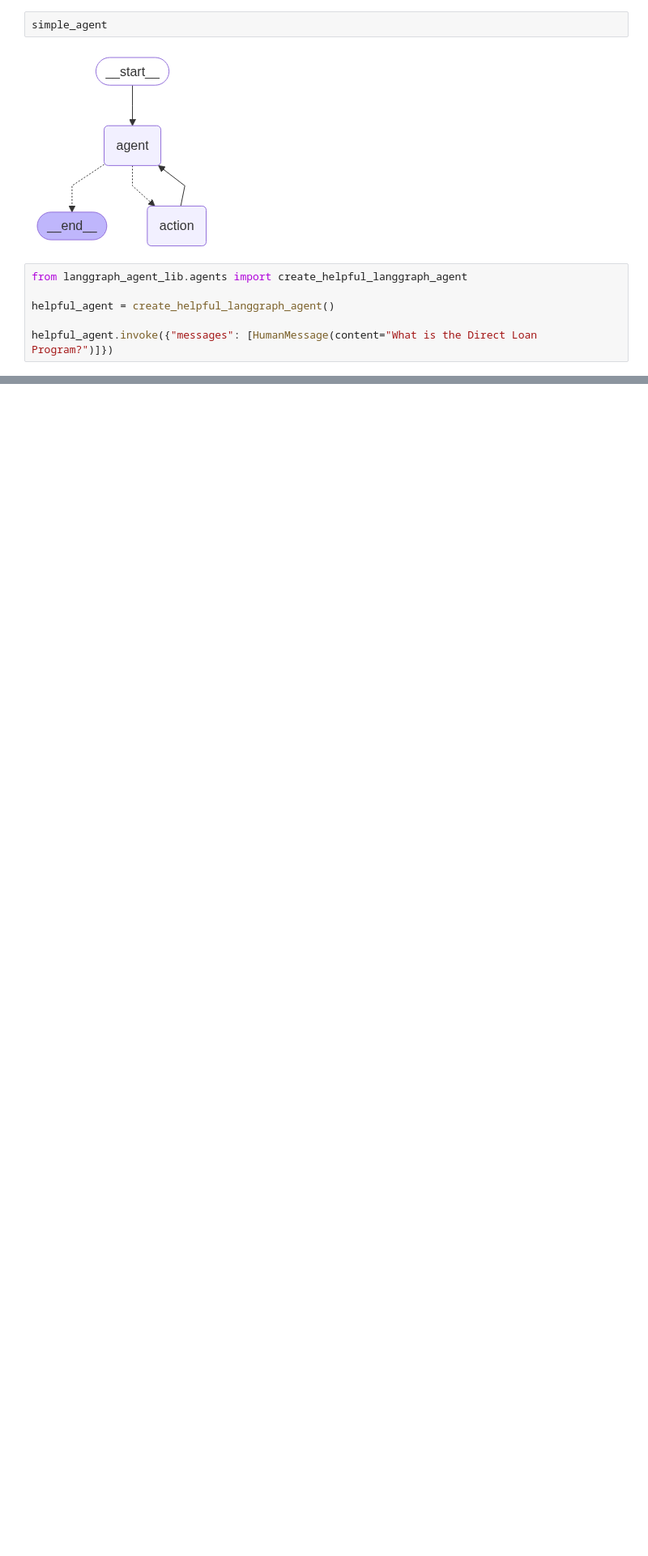
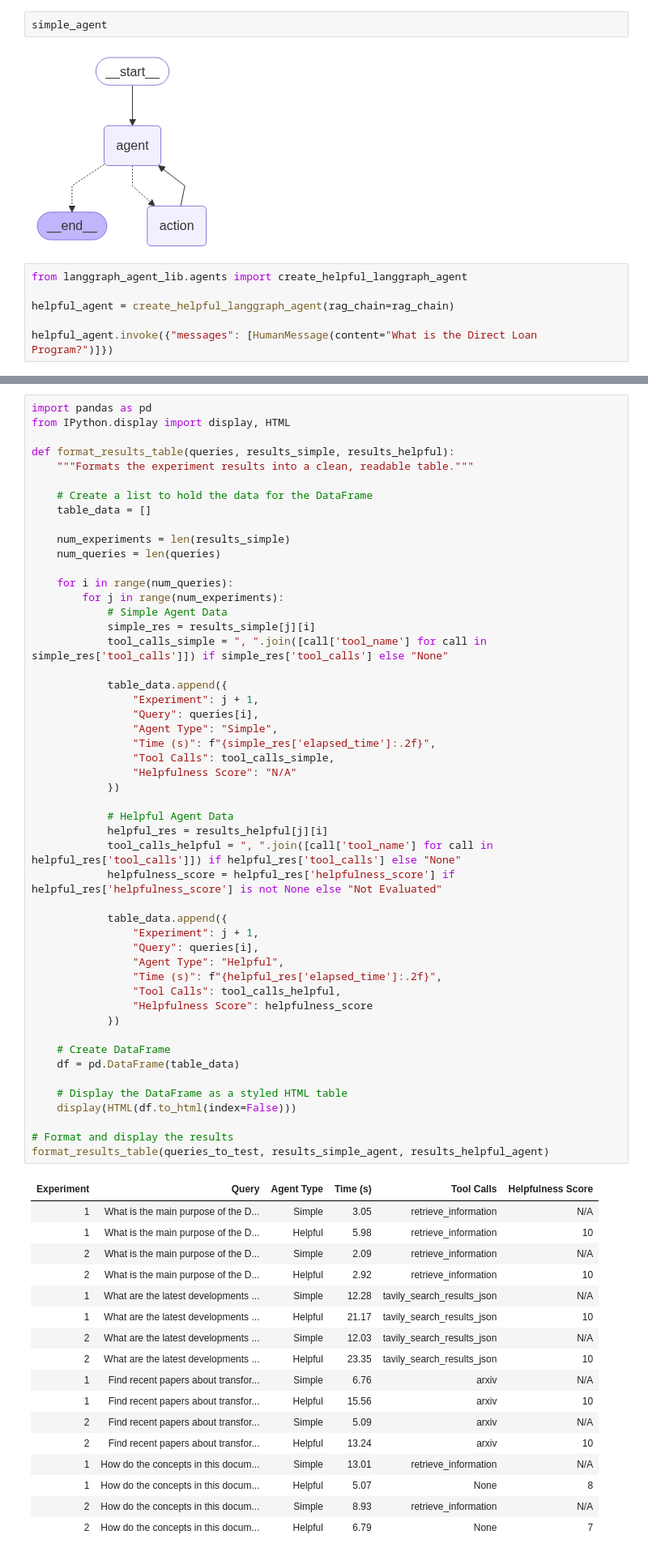
Before and after one commit to Kebniss/AIE7, a Jupyter notebook: 16_Production_RAG_and_Guardrails/Prototyping_LangChain_Application_with_Production_Minded_Changes_Assignment.ipynb, the cells around one changed output, grey strips where cells are left out. Shown at 81% size. Saved outputs shown, nothing was run; the diff lists cells and outputs as text; blank space fills up the shorter version.

```diff
--- a/16_Production_RAG_and_Guardrails/Prototyping_LangChain_Application_with_Production_Minded_Changes_Assignment.ipynb
+++ b/16_Production_RAG_and_Guardrails/Prototyping_LangChain_Application_with_Production_Minded_Changes_Assignment.ipynb
@@ -568,7 +574,7 @@ simple_agent
 # %%
 from langgraph_agent_lib.agents import create_helpful_langgraph_agent
 
-helpful_agent = create_helpful_langgraph_agent()
+helpful_agent = create_helpful_langgraph_agent(rag_chain=rag_chain)
 
 helpful_agent.invoke({"messages": [HumanMessage(content="What is the Direct Loan Program?")]})
 # %% [output]
@@ -733,0 +830,68 @@ for query in queries_to_test:
+# %%
+import pandas as pd
+from IPython.display import display, HTML
+
+def format_results_table(queries, results_simple, results_helpful):
+    """Formats the experiment results into a clean, readable table."""
+
+    # Create a list to hold the data for the DataFrame
+    table_data = []
+
+    num_experiments = len(results_simple)
+    num_queries = len(queries)
+
+    for i in range(num_queries):
+        for j in range(num_experiments):
+            # Simple Agent Data
+            simple_res = results_simple[j][i]
+            tool_calls_simple = ", ".join([call['tool_name'] for call in simple_res['tool_calls']]) if simple_res['tool_calls'] else "None"
+
+            table_data.append({
+                "Experiment": j + 1,
+                "Query": queries[i],
+                "Agent Type": "Simple",
+                "Time (s)": f"{simple_res['elapsed_time']:.2f}",
+                "Tool Calls": tool_calls_simple,
+                "Helpfulness Score": "N/A"
+            })
+
+            # Helpful Agent Data
+            helpful_res = results_helpful[j][i]
+            tool_calls_helpful = ", ".join([call['tool_name'] for call in helpful_res['tool_calls']]) if helpful_res['tool_calls'] else "None"
+            helpfulness_score = helpful_res['helpfulness_score'] if helpful_res['helpfulness_score'] is not None else "Not Evaluated"
+
+            table_data.append({
+                "Experiment": j + 1,
+                "Query": queries[i],
+                "Agent Type": "Helpful",
+                "Time (s)": f"{helpful_res['elapsed_time']:.2f}",
+                "Tool Calls": tool_calls_helpful,
+                "Helpfulness Score": helpfulness_score
+            })
+
+    # Create DataFrame
+    df = pd.DataFrame(table_data)
+
+    # Display the DataFrame as a styled HTML table
+    display(HTML(df.to_html(index=False)))
+
+# Format and display the results
+format_results_table(queries_to_test, results_simple_agent, results_helpful_agent)
+# %% [output]
+| Experiment | Query | Agent Type | Time (s) | Tool Calls | Helpfulness Score |
+| 1 | What is the main purpose of the D... | Simple | 3.05 | retrieve_information | N/A |
+| 1 | What is the main purpose of the D... | Helpful | 5.98 | retrieve_information | 10 |
+| 2 | What is the main purpose of the D... | Simple | 2.09 | retrieve_information | N/A |
+| 2 | What is the main purpose of the D... | Helpful | 2.92 | retrieve_information | 10 |
+| 1 | What are the latest developments ... | Simple | 12.28 | tavily_search_results_json | N/A |
+| 1 | What are the latest developments ... | Helpful | 21.17 | tavily_search_results_json | 10 |
+| 2 | What are the latest developments ... | Simple | 12.03 | tavily_search_results_json | N/A |
+| 2 | What are the latest developments ... | Helpful | 23.35 | tavily_search_results_json | 10 |
+| 1 | Find recent papers about transfor... | Simple | 6.76 | arxiv | N/A |
+| 1 | Find recent papers about transfor... | Helpful | 15.56 | arxiv | 10 |
+| 2 | Find recent papers about transfor... | Simple | 5.09 | arxiv | N/A |
+| 2 | Find recent papers about transfor... | Helpful | 13.24 | arxiv | 10 |
+| 1 | How do the concepts in this docum... | Simple | 13.01 | retrieve_information | N/A |
+| 1 | How do the concepts in this docum... | Helpful | 5.07 | None | 8 |
+| 2 | How do the concepts in this docum... | Simple | 8.93 | retrieve_information | N/A |
+| 2 | How do the concepts in this docum... | Helpful | 6.79 | None | 7 |
```
Also changed, not shown: parts of 17 cells of this notebook, 7 other files.
